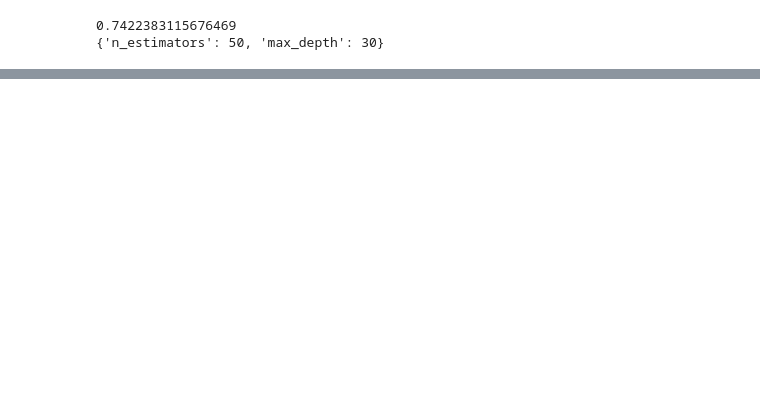
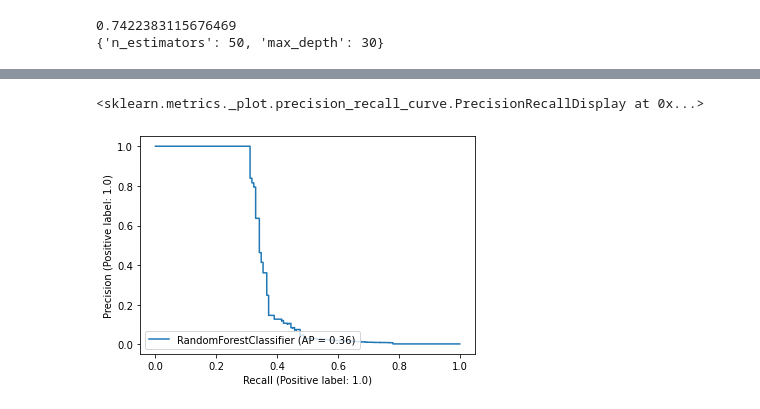
Before and after one commit to nlsschim/Water-Pipe-Project, a Jupyter notebook: scripts/ML_crossval.ipynb, the cells around one changed output, grey strips where cells are left out. Saved outputs shown, nothing was run; the diff lists cells and outputs as text; code cells hidden in the pictures; blank space fills up the shorter version.

```diff
--- a/scripts/ML_crossval.ipynb
+++ b/scripts/ML_crossval.ipynb
@@ -116,0 +287,5 @@ print(best_score)
+# %%
+plot_precision_recall_curve(classifier, x_val, y_val)
+# %% [output]
+<sklearn.metrics._plot.precision_recall_curve.PrecisionRecallDisplay at 0x...>
+[figure, added]
```
Also changed, not shown: parts of 16 cells of this notebook, 1 other file.
